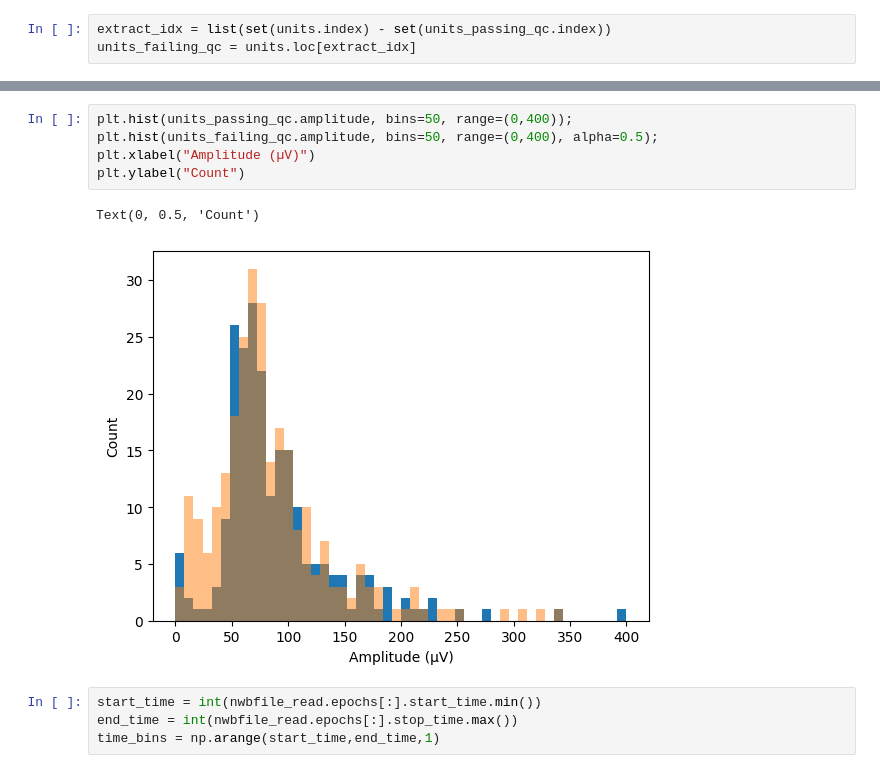
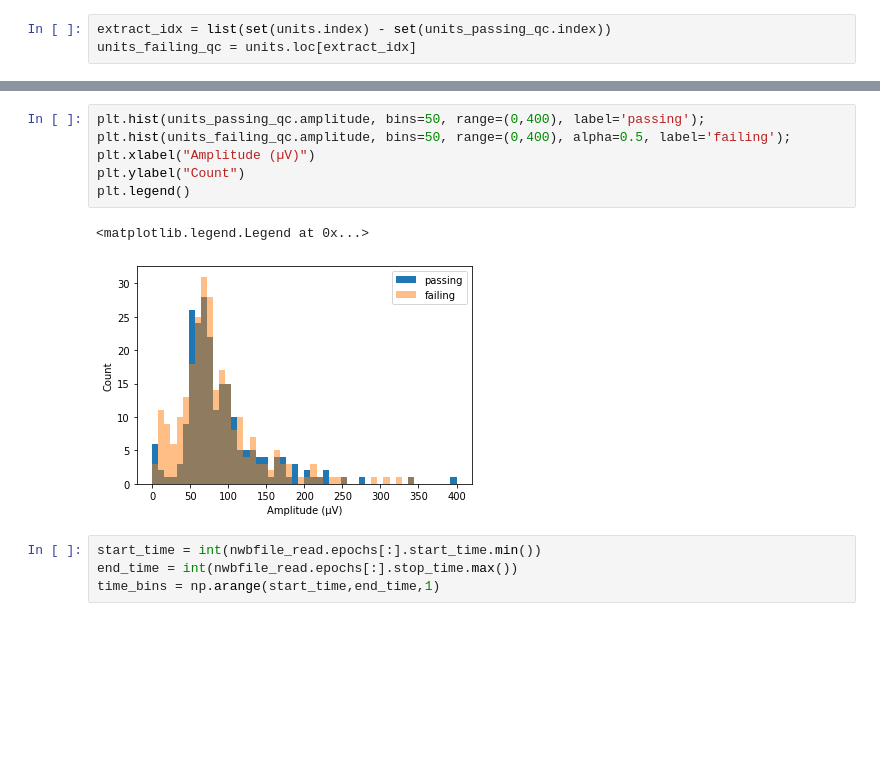
Before and after one commit to AllenNeuralDynamics/aind-uw-cnc-workshop, a Jupyter notebook: code/optotagging.ipynb, the cells around one changed output, grey strips where cells are left out. Drawn from its saved outputs; the diff is of its cells as text; blank space fills up the shorter version.

```diff
--- a/code/optotagging.ipynb
+++ b/code/optotagging.ipynb
@@ -162,11 +169,12 @@ Text(0, 0.5, 'Count')
 # %%
-plt.hist(units_passing_qc.amplitude, bins=50, range=(0,400));
-plt.hist(units_failing_qc.amplitude, bins=50, range=(0,400), alpha=0.5);
+plt.hist(units_passing_qc.amplitude, bins=50, range=(0,400), label='passing');
+plt.hist(units_failing_qc.amplitude, bins=50, range=(0,400), alpha=0.5, label='failing');
 plt.xlabel("Amplitude (µV)")
 plt.ylabel("Count")
+plt.legend()
 # %% [output]
-Text(0, 0.5, 'Count')
+<matplotlib.legend.Legend at 0x...>
-[figure, old version]
+[figure, new version]
 # %%
 start_time = int(nwbfile_read.epochs[:].start_time.min())
 end_time = int(nwbfile_read.epochs[:].stop_time.max())
```
Also changed, not shown: parts of 12 cells of this notebook, 3 other files.
